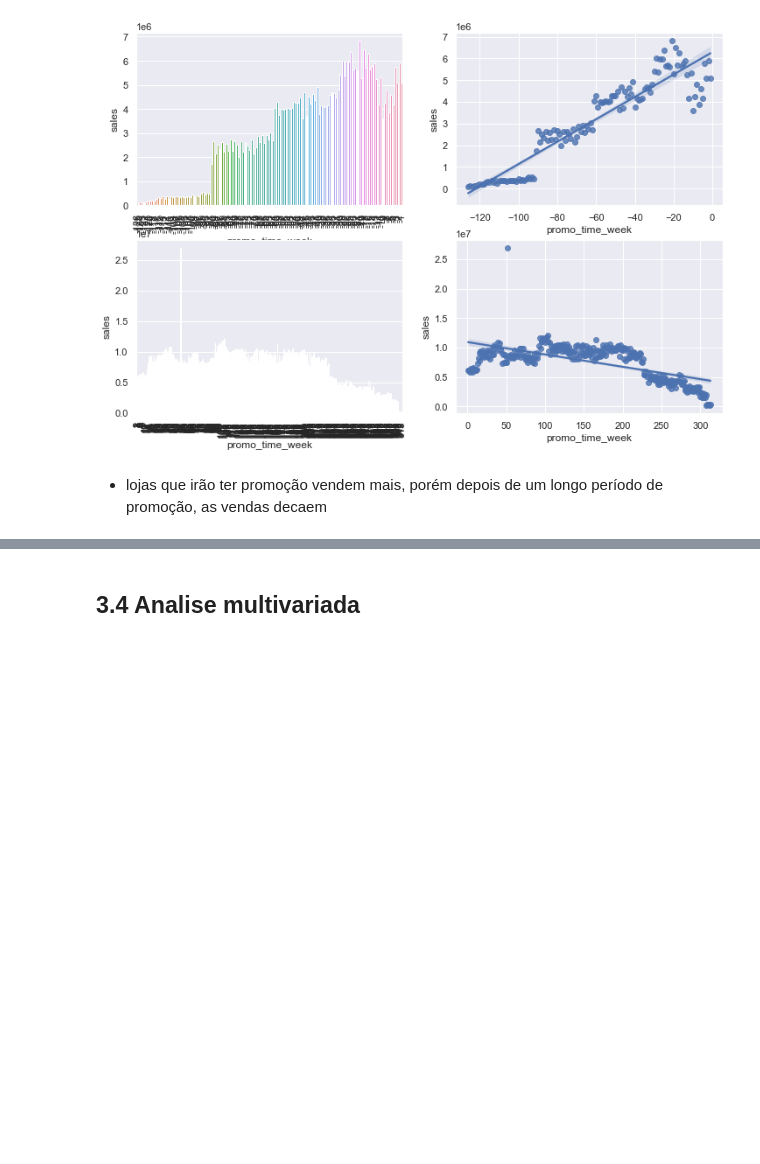
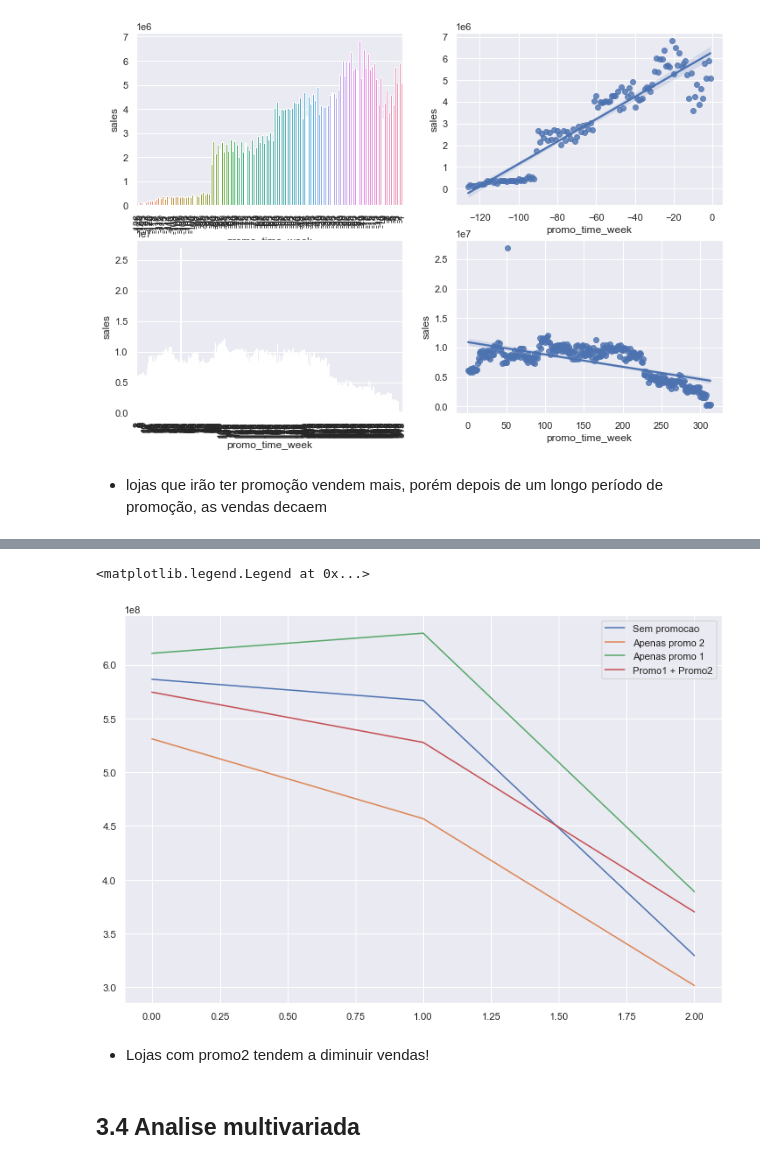
Before and after one commit to danjaca/predicting_sales_rossmann, a Jupyter notebook: Rossmann_predict_sales.ipynb, the cells around one changed output, grey strips where cells are left out. Cells and saved outputs as stored; diff of their text form; code cells hidden in the pictures; blank space fills up the shorter version.

Commit message:
Update Rossmann_predict_sales.ipynb
fim das analises

```diff
--- a/Rossmann_predict_sales.ipynb
+++ b/Rossmann_predict_sales.ipynb
@@ -842,2 +816,21 @@ sns.regplot(x='promo_time_week',y='sales',data=aux3)
+# %%
+aux = df3[['promo2','promo','sales','year_week']]
+aux2 = aux[(aux['promo']==0)&(aux['promo2']==0)][['sales','year_week']].groupby('year_week').sum().reset_index()
+ax = aux2.plot()
+
+aux3 = aux[(aux['promo']==0)&(aux['promo2']==1)][['sales','year_week']].groupby('year_week').sum().reset_index()
+ax2 = aux3.plot(ax=ax)
+
+aux4 = aux[(aux['promo']==1)&(aux['promo2']==0)][['sales','year_week']].groupby('year_week').sum().reset_index()
+ax3 = aux4.plot(ax=ax2)
+
+aux5 = aux[(aux['promo']==1)&(aux['promo2']==1)][['sales','year_week']].groupby('year_week').sum().reset_index()
+aux5.plot(ax=ax3)
+ax.legend(labels=['Sem promocao','Apenas promo 2','Apenas promo 1','Promo1 + Promo2'])
+# %% [output]
+<matplotlib.legend.Legend at 0x...>
+[figure, added]
+# %% [markdown]
+* Lojas com promo2 tendem a diminuir vendas!
 # %% [markdown]
 ## 3.4 Analise multivariada
```
Also changed, not shown: parts of 23 cells of this notebook.
